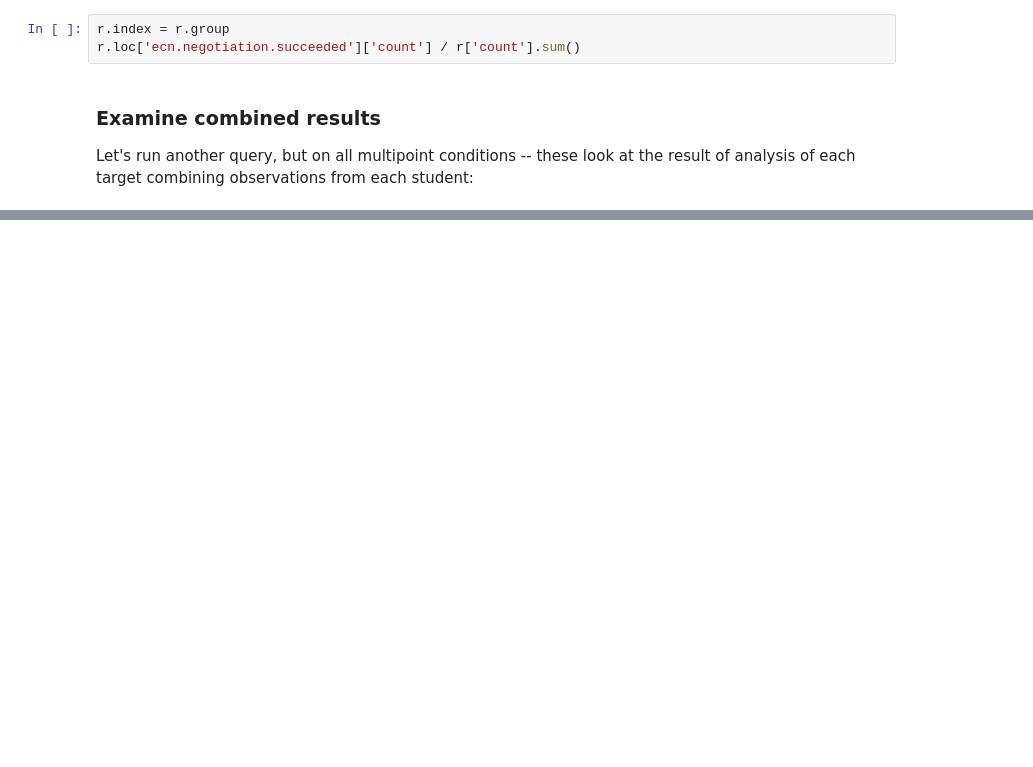
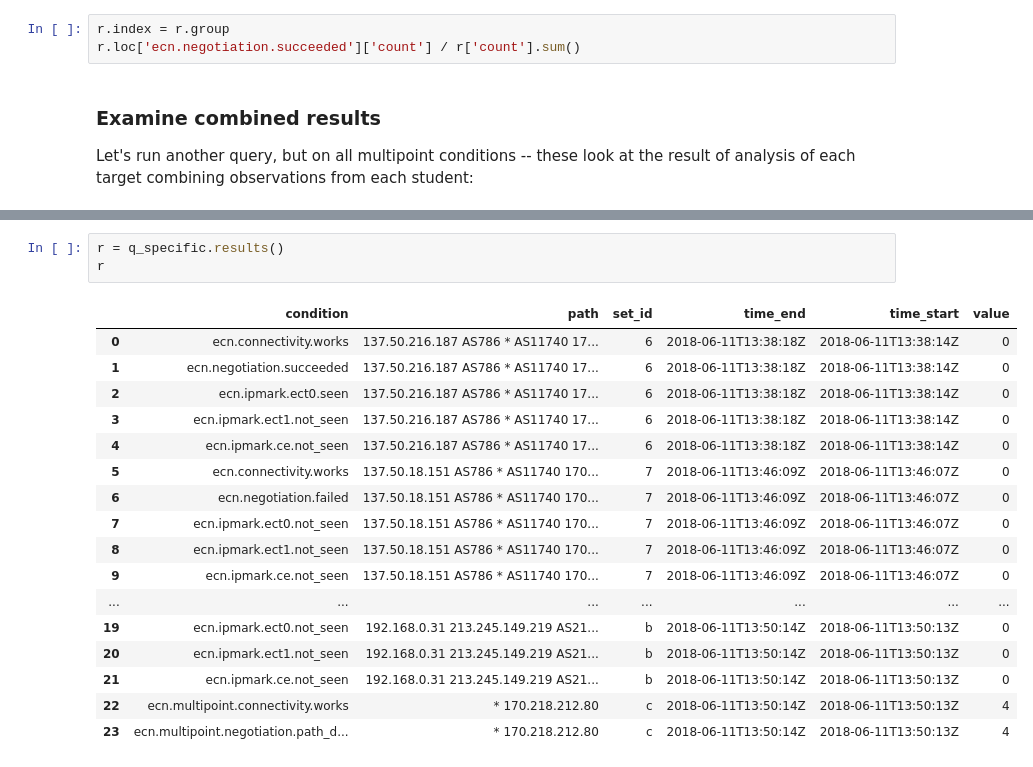
Before and after one commit to mami-project/roadshows, a Jupyter notebook: mami-summer-school/notebooks/PTO_Queries.ipynb, the cells around one changed output, grey strips where cells are left out. Saved outputs shown, nothing was run; the diff lists cells and outputs as text; blank space fills up the shorter version.

```diff
--- a/mami-summer-school/notebooks/PTO_Queries.ipynb
+++ b/mami-summer-school/notebooks/PTO_Queries.ipynb
@@ -104,0 +201,21 @@ pprint(q_pathdep_obs.metadata(reload=True))
+# %%
+r = q_specific.results()
+r
+# %% [output]
+|  | condition | path | set_id | time_end | time_start | value |
+| 0 | ecn.connectivity.works | 137.50.216.187 AS786 * AS11740 17... | 6 | 2018-06-11T13:38:18Z | 2018-06-11T13:38:14Z | 0 |
+| 1 | ecn.negotiation.succeeded | 137.50.216.187 AS786 * AS11740 17... | 6 | 2018-06-11T13:38:18Z | 2018-06-11T13:38:14Z | 0 |
+| 2 | ecn.ipmark.ect0.seen | 137.50.216.187 AS786 * AS11740 17... | 6 | 2018-06-11T13:38:18Z | 2018-06-11T13:38:14Z | 0 |
+| 3 | ecn.ipmark.ect1.not_seen | 137.50.216.187 AS786 * AS11740 17... | 6 | 2018-06-11T13:38:18Z | 2018-06-11T13:38:14Z | 0 |
+| 4 | ecn.ipmark.ce.not_seen | 137.50.216.187 AS786 * AS11740 17... | 6 | 2018-06-11T13:38:18Z | 2018-06-11T13:38:14Z | 0 |
+| 5 | ecn.connectivity.works | 137.50.18.151 AS786 * AS11740 170... | 7 | 2018-06-11T13:46:09Z | 2018-06-11T13:46:07Z | 0 |
+| 6 | ecn.negotiation.failed | 137.50.18.151 AS786 * AS11740 170... | 7 | 2018-06-11T13:46:09Z | 2018-06-11T13:46:07Z | 0 |
+| 7 | ecn.ipmark.ect0.not_seen | 137.50.18.151 AS786 * AS11740 170... | 7 | 2018-06-11T13:46:09Z | 2018-06-11T13:46:07Z | 0 |
+| 8 | ecn.ipmark.ect1.not_seen | 137.50.18.151 AS786 * AS11740 170... | 7 | 2018-06-11T13:46:09Z | 2018-06-11T13:46:07Z | 0 |
+| 9 | ecn.ipmark.ce.not_seen | 137.50.18.151 AS786 * AS11740 170... | 7 | 2018-06-11T13:46:09Z | 2018-06-11T13:46:07Z | 0 |
+| ... | ... | ... | ... | ... | ... | ... |
+| 19 | ecn.ipmark.ect0.not_seen | 192.168.0.31 213.245.149.219 AS21... | b | 2018-06-11T13:50:14Z | 2018-06-11T13:50:13Z | 0 |
+| 20 | ecn.ipmark.ect1.not_seen | 192.168.0.31 213.245.149.219 AS21... | b | 2018-06-11T13:50:14Z | 2018-06-11T13:50:13Z | 0 |
+| 21 | ecn.ipmark.ce.not_seen | 192.168.0.31 213.245.149.219 AS21... | b | 2018-06-11T13:50:14Z | 2018-06-11T13:50:13Z | 0 |
+| 22 | ecn.multipoint.connectivity.works | * 170.218.212.80 | c | 2018-06-11T13:50:14Z | 2018-06-11T13:50:13Z | 4 |
+| 23 | ecn.multipoint.negotiation.path_d... | * 170.218.212.80 | c | 2018-06-11T13:50:14Z | 2018-06-11T13:50:13Z | 4 |
```
Also changed, not shown: parts of 13 cells of this notebook, 4 other files.
